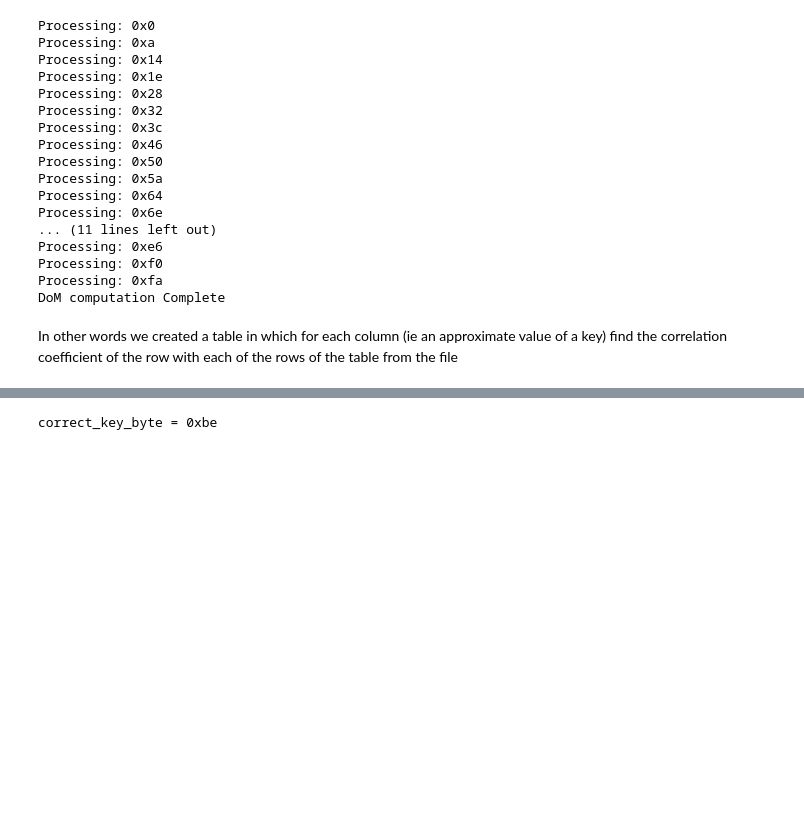
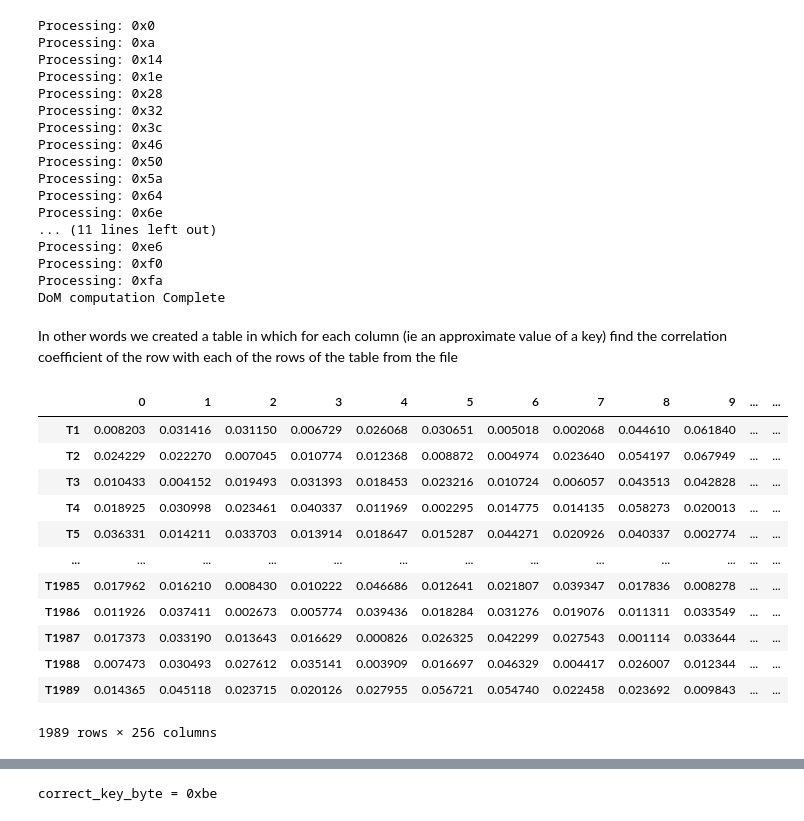
Before and after one commit to kfirgirstein/Hardware_Security_HW_049017, a Jupyter notebook: HW/HW2/part2_1.ipynb, the cells around one changed output, grey strips where cells are left out. Drawn from its saved outputs; the diff is of its cells as text; code cells hidden in the pictures; blank space fills up the shorter version.

```diff
--- a/HW/HW2/part2_1.ipynb
+++ b/HW/HW2/part2_1.ipynb
@@ -150,5 +131,20 @@ DoM computation Complete
 # %% [markdown]
 In other words we created a table in which for each column (ie an approximate value of a key) find the correlation coefficient of the row with each of the rows of the table from the file
 # %%
-display(pd.DataFrame(dom_arr, columns=[f"T{i}" for i in range(1,wlen+1)]).transpose())
+df = pd.DataFrame(dom_arr, columns=[f"T{i}" for i in range(1,wlen+1)]).transpose()
+display(df)
+# %% [output]
+|  | 0 | 1 | 2 | 3 | 4 | 5 | 6 | 7 | 8 | 9 | ... | ... |
+| T1 | 0.008203 | 0.031416 | 0.031150 | 0.006729 | 0.026068 | 0.030651 | 0.005018 | 0.002068 | 0.044610 | 0.061840 | ... | ... |
+| T2 | 0.024229 | 0.022270 | 0.007045 | 0.010774 | 0.012368 | 0.008872 | 0.004974 | 0.023640 | 0.054197 | 0.067949 | ... | ... |
+| T3 | 0.010433 | 0.004152 | 0.019493 | 0.031393 | 0.018453 | 0.023216 | 0.010724 | 0.006057 | 0.043513 | 0.042828 | ... | ... |
+| T4 | 0.018925 | 0.030998 | 0.023461 | 0.040337 | 0.011969 | 0.002295 | 0.014775 | 0.014135 | 0.058273 | 0.020013 | ... | ... |
+| T5 | 0.036331 | 0.014211 | 0.033703 | 0.013914 | 0.018647 | 0.015287 | 0.044271 | 0.020926 | 0.040337 | 0.002774 | ... | ... |
+| ... | ... | ... | ... | ... | ... | ... | ... | ... | ... | ... | ... | ... |
+| T1985 | 0.017962 | 0.016210 | 0.008430 | 0.010222 | 0.046686 | 0.012641 | 0.021807 | 0.039347 | 0.017836 | 0.008278 | ... | ... |
+| T1986 | 0.011926 | 0.037411 | 0.002673 | 0.005774 | 0.039436 | 0.018284 | 0.031276 | 0.019076 | 0.011311 | 0.033549 | ... | ... |
+| T1987 | 0.017373 | 0.033190 | 0.013643 | 0.016629 | 0.000826 | 0.026325 | 0.042299 | 0.027543 | 0.001114 | 0.033644 | ... | ... |
+| T1988 | 0.007473 | 0.030493 | 0.027612 | 0.035141 | 0.003909 | 0.016697 | 0.046329 | 0.004417 | 0.026007 | 0.012344 | ... | ... |
+| T1989 | 0.014365 | 0.045118 | 0.023715 | 0.020126 | 0.027955 | 0.056721 | 0.054740 | 0.022458 | 0.023692 | 0.009843 | ... | ... |
+1989 rows × 256 columns
 # %%
```
Also changed, not shown: parts of 6 cells of this notebook, 26 other files.
